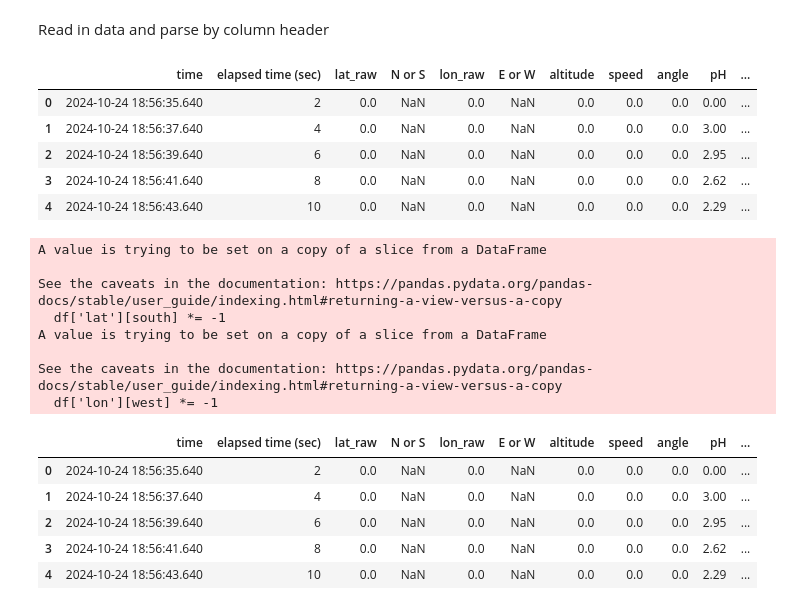
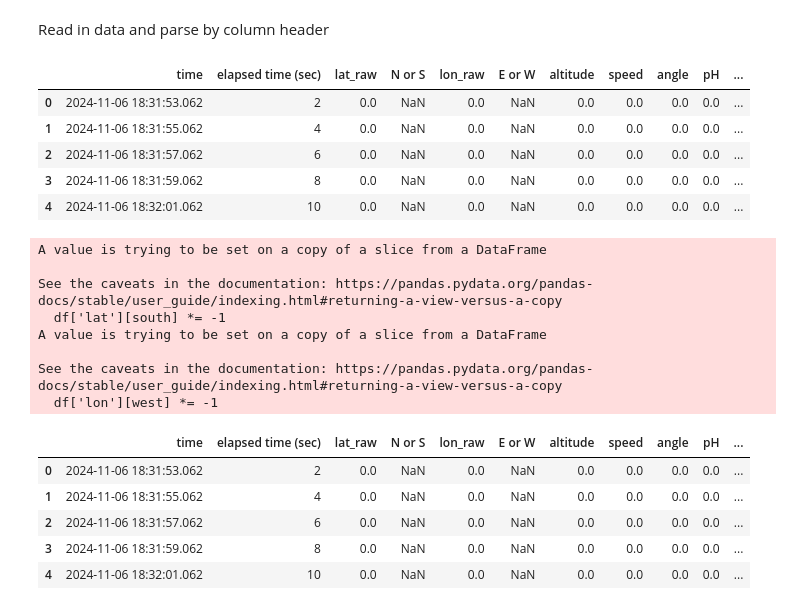
Before and after one commit to CodyAllen7/Biogeochemical-Drifter, a Jupyter notebook: Data_Analysis/Data_Analysis.ipynb, the cells around one changed output. Saved outputs shown, nothing was run; the diff lists cells and outputs as text; code cells hidden in the pictures.

```diff
--- a/Data_Analysis/Data_Analysis.ipynb
+++ b/Data_Analysis/Data_Analysis.ipynb
@@ -15,24 +15,24 @@ from cartopy.mpl.gridliner import LONGITUDE_FORMATTER, LATITUDE_FORMATTER
 # %% [markdown]
 Read in data and parse by column header
 # %%
-filename = '24102400'
+filename = '24110600'
 
 fullname = filename+'.csv'
 
 filepath = os.path.join('D:', fullname)
 
 df = pd.read_csv(filepath, parse_dates = [[0, 1]], header = None)
 
 df.columns = ['time', 'elapsed time (sec)', 'lat_raw', 'N or S', 'lon_raw', 'E or W', 'altitude', 'speed', 'angle', 'pH', 'Temperature (C)', 'DO (mg/L)', 'Conductivity (uS/cm)']
 
 df.head()
 # %% [output]
 |  | time | elapsed time (sec) | lat_raw | N or S | lon_raw | E or W | altitude | speed | angle | pH | ... |
-| 0 | 2024-10-24 18:56:35.640 | 2 | 0.0 | NaN | 0.0 | NaN | 0.0 | 0.0 | 0.0 | 0.00 | ... |
-| 1 | 2024-10-24 18:56:37.640 | 4 | 0.0 | NaN | 0.0 | NaN | 0.0 | 0.0 | 0.0 | 3.00 | ... |
-| 2 | 2024-10-24 18:56:39.640 | 6 | 0.0 | NaN | 0.0 | NaN | 0.0 | 0.0 | 0.0 | 2.95 | ... |
-| 3 | 2024-10-24 18:56:41.640 | 8 | 0.0 | NaN | 0.0 | NaN | 0.0 | 0.0 | 0.0 | 2.62 | ... |
-| 4 | 2024-10-24 18:56:43.640 | 10 | 0.0 | NaN | 0.0 | NaN | 0.0 | 0.0 | 0.0 | 2.29 | ... |
+| 0 | 2024-11-06 18:31:53.062 | 2 | 0.0 | NaN | 0.0 | NaN | 0.0 | 0.0 | 0.0 | 0.0 | ... |
+| 1 | 2024-11-06 18:31:55.062 | 4 | 0.0 | NaN | 0.0 | NaN | 0.0 | 0.0 | 0.0 | 0.0 | ... |
+| 2 | 2024-11-06 18:31:57.062 | 6 | 0.0 | NaN | 0.0 | NaN | 0.0 | 0.0 | 0.0 | 0.0 | ... |
+| 3 | 2024-11-06 18:31:59.062 | 8 | 0.0 | NaN | 0.0 | NaN | 0.0 | 0.0 | 0.0 | 0.0 | ... |
+| 4 | 2024-11-06 18:32:01.062 | 10 | 0.0 | NaN | 0.0 | NaN | 0.0 | 0.0 | 0.0 | 0.0 | ... |
 # %%
 # GPS spits out lat DDMM.MMMM, lon DDDMM.MMMM, so additional processing required
 def lat_convert(lat_badfmt):
@@ -73,9 +73,9 @@ A value is trying to be set on a copy of a slice from a DataFrame
 See the caveats in the documentation: https://pandas.pydata.org/pandas-docs/stable/user_guide/indexing.html#returning-a-view-versus-a-copy
   df['lon'][west] *= -1
 |  | time | elapsed time (sec) | lat_raw | N or S | lon_raw | E or W | altitude | speed | angle | pH | ... |
-| 0 | 2024-10-24 18:56:35.640 | 2 | 0.0 | NaN | 0.0 | NaN | 0.0 | 0.0 | 0.0 | 0.00 | ... |
-| 1 | 2024-10-24 18:56:37.640 | 4 | 0.0 | NaN | 0.0 | NaN | 0.0 | 0.0 | 0.0 | 3.00 | ... |
-| 2 | 2024-10-24 18:56:39.640 | 6 | 0.0 | NaN | 0.0 | NaN | 0.0 | 0.0 | 0.0 | 2.95 | ... |
-| 3 | 2024-10-24 18:56:41.640 | 8 | 0.0 | NaN | 0.0 | NaN | 0.0 | 0.0 | 0.0 | 2.62 | ... |
-| 4 | 2024-10-24 18:56:43.640 | 10 | 0.0 | NaN | 0.0 | NaN | 0.0 | 0.0 | 0.0 | 2.29 | ... |
+| 0 | 2024-11-06 18:31:53.062 | 2 | 0.0 | NaN | 0.0 | NaN | 0.0 | 0.0 | 0.0 | 0.0 | ... |
+| 1 | 2024-11-06 18:31:55.062 | 4 | 0.0 | NaN | 0.0 | NaN | 0.0 | 0.0 | 0.0 | 0.0 | ... |
+| 2 | 2024-11-06 18:31:57.062 | 6 | 0.0 | NaN | 0.0 | NaN | 0.0 | 0.0 | 0.0 | 0.0 | ... |
+| 3 | 2024-11-06 18:31:59.062 | 8 | 0.0 | NaN | 0.0 | NaN | 0.0 | 0.0 | 0.0 | 0.0 | ... |
+| 4 | 2024-11-06 18:32:01.062 | 10 | 0.0 | NaN | 0.0 | NaN | 0.0 | 0.0 | 0.0 | 0.0 | ... |
 # %%
```
Also changed, not shown: parts of 12 cells of this notebook.
